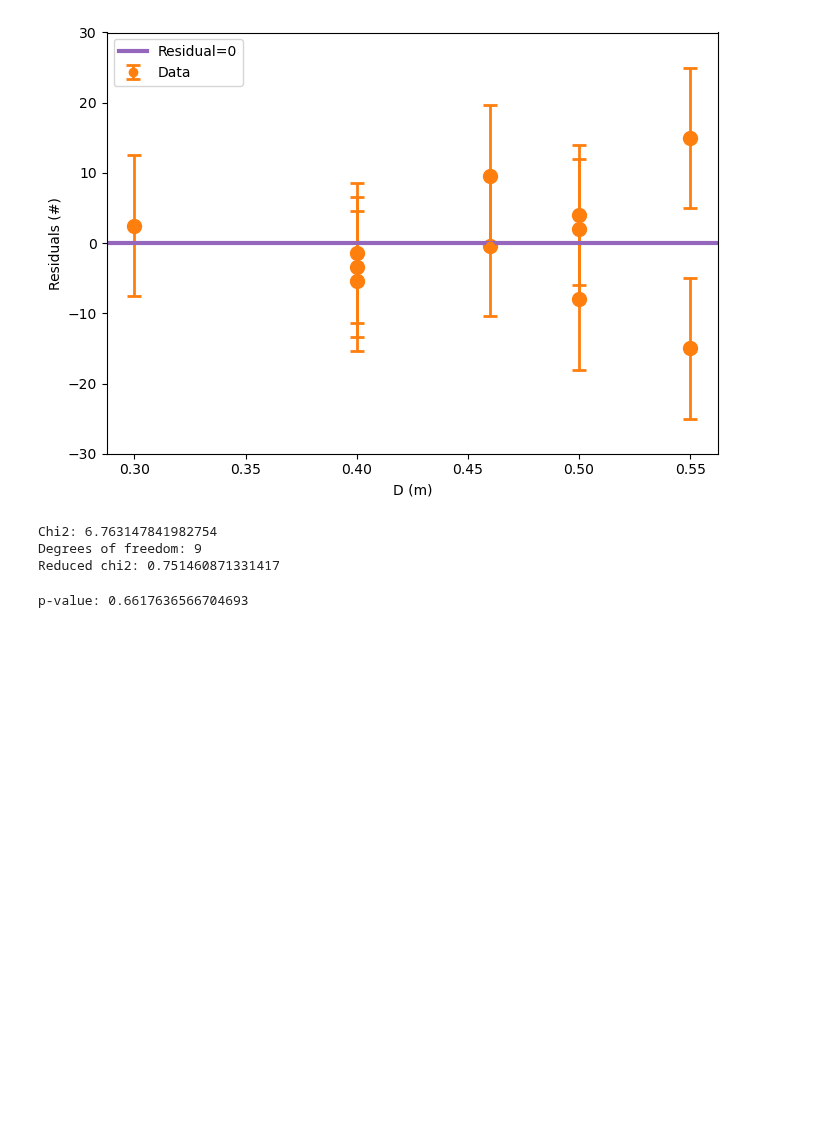
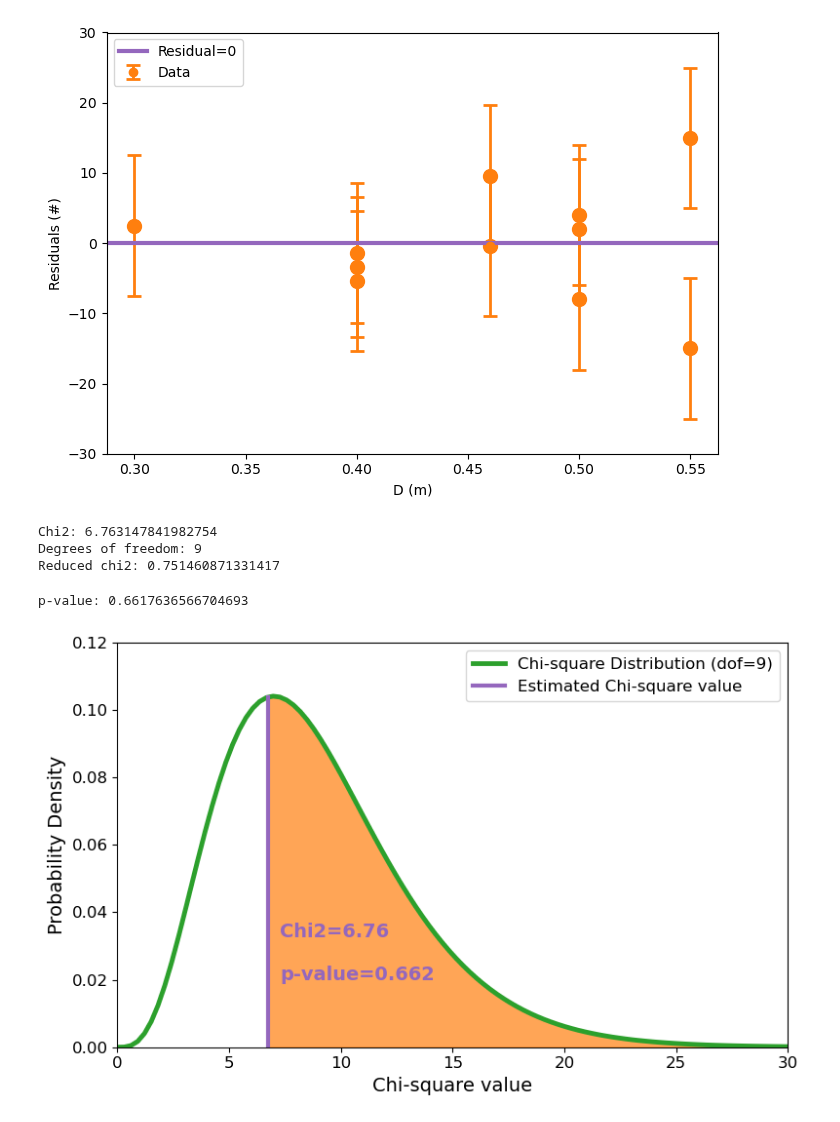
Before and after one commit to hyp0515/exp_phy_ii, a Jupyter notebook: final/fit.ipynb, the cells around one changed output. Drawn from its saved outputs; the diff is of its cells as text; code cells hidden in the pictures; blank space fills up the shorter version.

```diff
--- a/final/fit.ipynb
+++ b/final/fit.ipynb
@@ -148,3 +148,26 @@ p_value = chi2.sf(chisq, dof)
 print('p-value:', p_value)
 # %% [output]
 p-value: 0.6617636566704693
+# %%
+#畫直方圖
+plt.figure(figsize=(8, 5))
+#畫理論自由度1的卡方分布
+x_vals = np.linspace(0, 30, 100)
+plt.plot(x_vals, chi2.pdf(x_vals, df=dof), label=f'Chi-square Distribution (dof={dof})', color='C2', lw=3.5)
+# plt.axvline(chisq, color='C4', linestyle='--', linewidth=3,)
+plt.plot([chisq, chisq], [0, chi2.pdf(chisq, df=dof)], color='C4', linestyle='-', linewidth=3, label='Estimated Chi-square value')
+plt.fill_between(np.linspace(chisq, 30, 100), chi2.pdf(np.linspace(chisq, 30, 100), df=dof), alpha=.7, color='C1')
+plt.text(chisq + 0.5, 0.02, f'Chi2={chisq:.2f}\n\np-value={p_value:.3f}', fontsize=14, color='C4', weight='bold')
+plt.xlim(left=0, right=30)
+plt.xlabel('Chi-square value', fontsize=14)
+plt.xticks(fontsize=12)
+plt.ylabel('Probability Density', fontsize=14)
+plt.ylim(bottom=0, top=0.12)
+plt.yticks(fontsize=12)
+# plt.title(f'Chi-square Distribution (dof={dof})', fontsize=16)
+plt.legend(fontsize=12)
+plt.tight_layout()
+plt.savefig('chisq_dist.png')
+plt.show()
+# %% [output]
+[figure, added]
```
Also changed, not shown: parts of 1 cell of this notebook, 2 other files.
